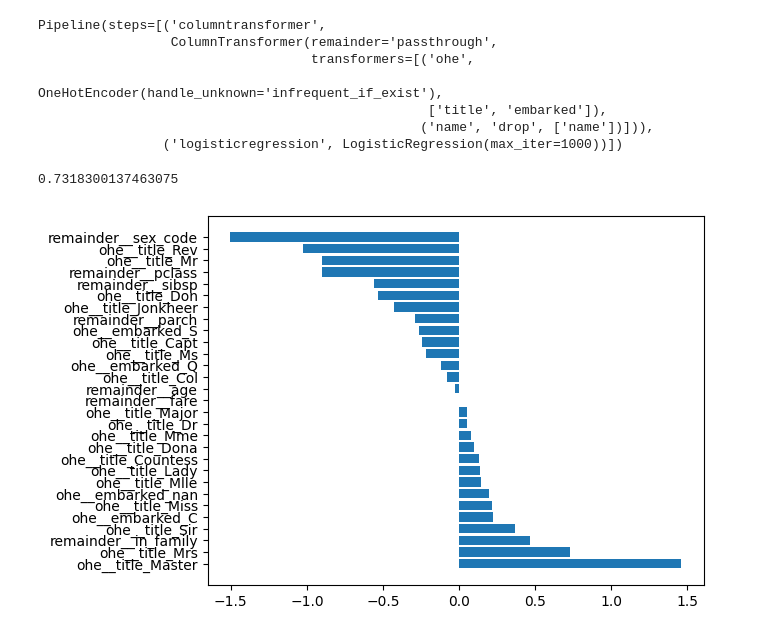
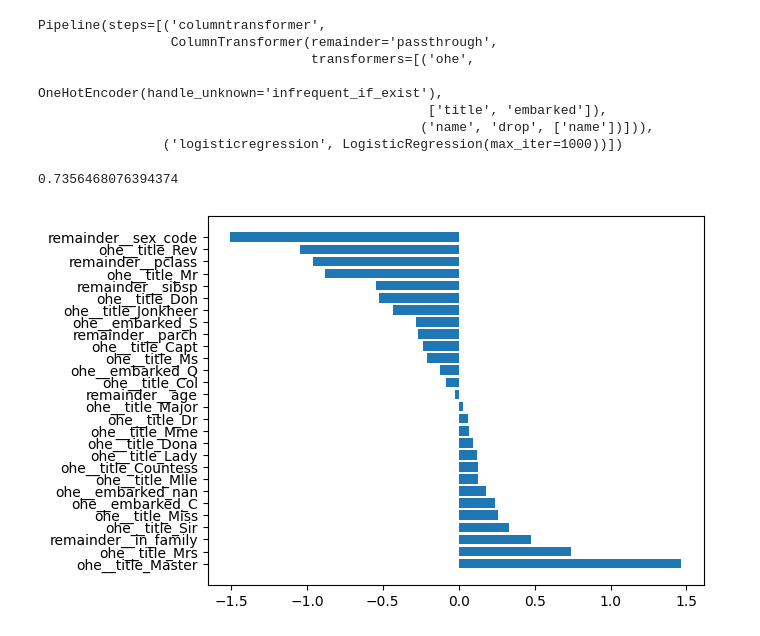
Before and after one commit to zbenmo/humans_thoughts, a Jupyter notebook: Titanic-scikitlearn.ipynb, the cells around one changed output. Drawn from its saved outputs; the diff is of its cells as text; code cells hidden in the pictures.

```diff
--- a/Titanic-scikitlearn.ipynb
+++ b/Titanic-scikitlearn.ipynb
@@ -567,7 +567,7 @@ def prepare_df_for_pipe1(X):
             age=lambda d: d.age.fillna(method='ffill'),
             in_family=lambda d: d.sibsp + d.parch > 0,
         )
-        .drop(['sex', 'cabin', 'ticket', 'boat', 'home.dest', 'body'], axis=1) #  'sibsp', 'parch'
+        .drop(['sex', 'cabin', 'ticket', 'boat', 'home.dest', 'body', 'fare'], axis=1) #  'sibsp', 'parch'
      )
 # %%
 df_for_pipe1 = prepare_df_for_pipe1(X)
@@ -602,14 +602,14 @@ Pipeline(steps=[('columntransformer',
 # %%
 model_selection.cross_val_score(pipe1, df_for_pipe1, y).mean()
 # %% [output]
-0.7318300137463075
+0.7356468076394374
 # %%
 plot_feature_importance(
     pipe1.steps[-1][1],
     df=pd.DataFrame(
-        pipe1.steps[0][1].transform(df_for_pipe1),
+        pipe1.steps[0][1].transform(df_for_pipe1).todense(),
         columns=pipe1.steps[0][1].get_feature_names_out(),
     )
 )
 # %% [output]
-[figure, old version]
+[figure, new version]
```
Also changed, not shown: parts of 11 cells of this notebook.
